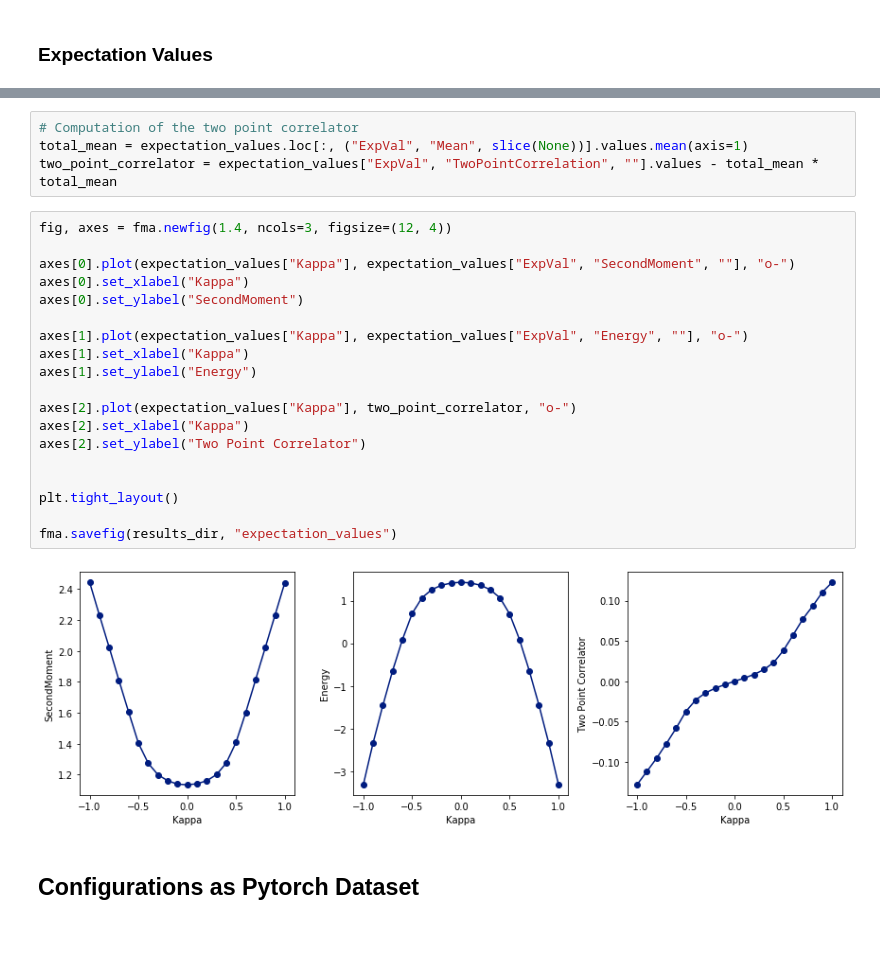
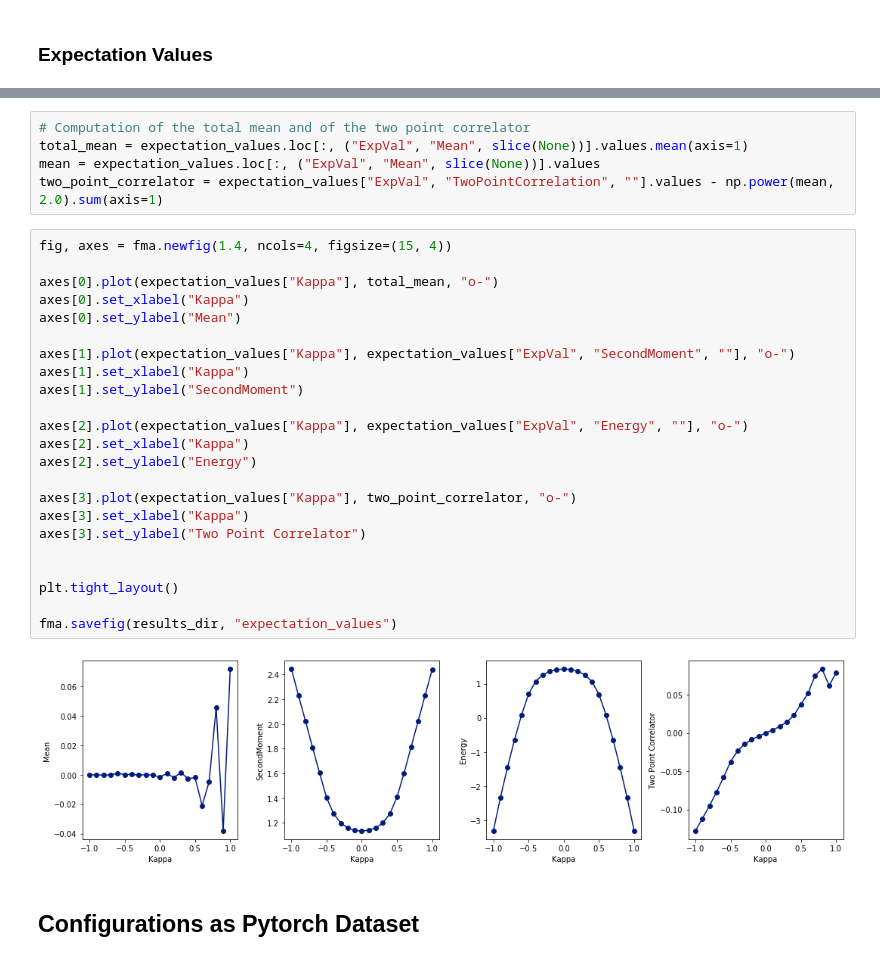
Before and after one commit to statphysandml/LatticeModelImplementations, a Jupyter notebook: jupyter_notebooks/on_model.ipynb, the cells around one changed output, grey strips where cells are left out. Drawn from its saved outputs; the diff is of its cells as text; blank space fills up the shorter version.

```diff
--- a/jupyter_notebooks/on_model.ipynb
+++ b/jupyter_notebooks/on_model.ipynb
@@ -59,28 +59,33 @@ expectation_values
 # %%
-# Computation of the two point correlator
+# Computation of the total mean and of the two point correlator
 total_mean = expectation_values.loc[:, ("ExpVal", "Mean", slice(None))].values.mean(axis=1)
-two_point_correlator = expectation_values["ExpVal", "TwoPointCorrelation", ""].values - total_mean * total_mean
+mean = expectation_values.loc[:, ("ExpVal", "Mean", slice(None))].values
+two_point_correlator = expectation_values["ExpVal", "TwoPointCorrelation", ""].values - np.power(mean, 2.0).sum(axis=1)
 # %%
-fig, axes = fma.newfig(1.4, ncols=3, figsize=(12, 4))
+fig, axes = fma.newfig(1.4, ncols=4, figsize=(15, 4))
 
-axes[0].plot(expectation_values["Kappa"], expectation_values["ExpVal", "SecondMoment", ""], "o-")
+axes[0].plot(expectation_values["Kappa"], total_mean, "o-")
 axes[0].set_xlabel("Kappa")
-axes[0].set_ylabel("SecondMoment")
+axes[0].set_ylabel("Mean")
 
-axes[1].plot(expectation_values["Kappa"], expectation_values["ExpVal", "Energy", ""], "o-")
+axes[1].plot(expectation_values["Kappa"], expectation_values["ExpVal", "SecondMoment", ""], "o-")
 axes[1].set_xlabel("Kappa")
-axes[1].set_ylabel("Energy")
+axes[1].set_ylabel("SecondMoment")
 
-axes[2].plot(expectation_values["Kappa"], two_point_correlator, "o-")
+axes[2].plot(expectation_values["Kappa"], expectation_values["ExpVal", "Energy", ""], "o-")
 axes[2].set_xlabel("Kappa")
-axes[2].set_ylabel("Two Point Correlator")
+axes[2].set_ylabel("Energy")
+
+axes[3].plot(expectation_values["Kappa"], two_point_correlator, "o-")
+axes[3].set_xlabel("Kappa")
+axes[3].set_ylabel("Two Point Correlator")
 
 
 plt.tight_layout()
 
 fma.savefig(results_dir, "expectation_values")
 # %% [output]
-[figure, old version]
+[figure, new version]
 # %% [markdown]
 ## Configurations as Pytorch Dataset
 # %% [markdown]
```
Also changed, not shown: parts of 6 cells of this notebook, 6 other files.
